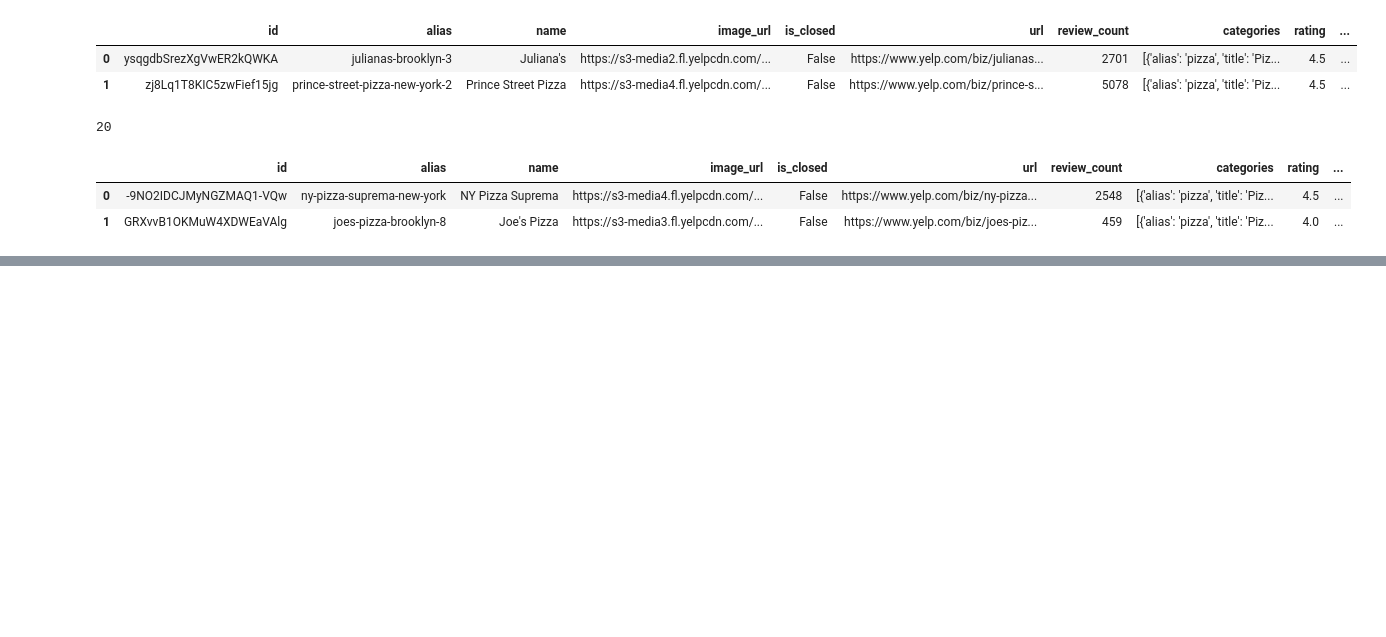
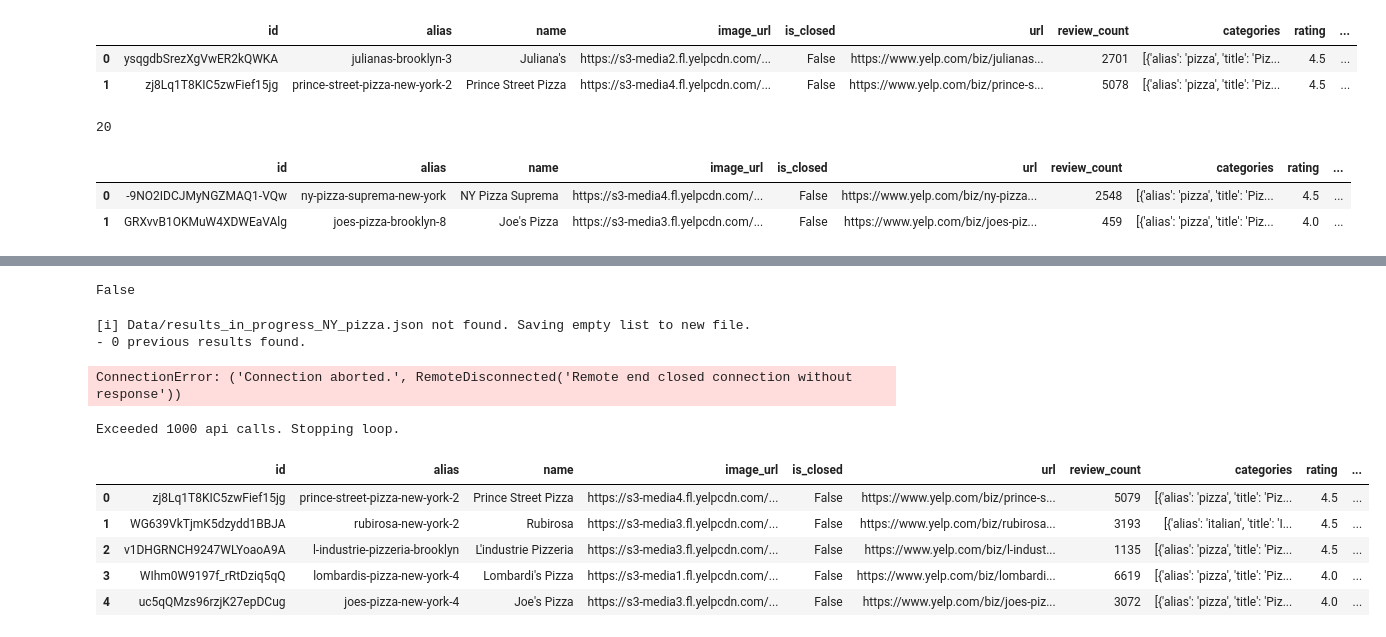
Before and after one commit to LoveidaLucero/Yelp, a Jupyter notebook: Yelp LPs.ipynb, the cells around one changed output, grey strips where cells are left out. Saved outputs shown, nothing was run; the diff lists cells and outputs as text; code cells hidden in the pictures; blank space fills up the shorter version.

```diff
--- a/Yelp LPs.ipynb
+++ b/Yelp LPs.ipynb
@@ -224,0 +253,5 @@ display(businesses.head(3), businesses.tail(3))
+# %%
+# Specifying JSON_FILE filename (can include a folder)
+# include the search terms in the filename
+JSON_FILE = "Data/results_in_progress_NY_pizza.json"
+JSON_FILE
@@ -224,0 +336,6 @@ display(businesses.head(3), businesses.tail(3))
+# %%
+## delete file and confirm it no longer exits.
+os.remove(JSON_FILE)
+os.path.isfile(JSON_FILE)
+# %% [output]
+False
@@ -224,0 +380,66 @@ display(businesses.head(3), businesses.tail(3))
+# %%
+## Create a new empty json file (exist the previous if it exists)
+create_json_file(JSON_FILE, delete_if_exists=True)
+## Load previous results and use len of results for offset
+with open(JSON_FILE,'r') as f:
+    previous_results = json.load(f)
+
+## set offset based on previous results
+n_results = len(previous_results)
+print(f'- {n_results} previous results found.')
+# use our yelp_api variable's search_query method to perform our API call
+results = yelp_api.search_query(location=LOCATION,
+                                term=TERM,
+                               offset=n_results)
+## How many results total?
+total_results = results['total']
+## How many did we get the details for?
+results_per_page = len(results['businesses'])
+# Use math.ceil to round up for the total number of pages of results.
+n_pages = math.ceil((results['total']-n_results)/ results_per_page)
+n_pages
+# %% [output]
+[i] Data/results_in_progress_NY_pizza.json not found. Saving empty list to new file.
+- 0 previous results found.
+ConnectionError: ('Connection aborted.', RemoteDisconnected('Remote end closed connection without response'))
+# %%
+for i in tqdm_notebook( range(1,n_pages+1)):
+
+    ## Read in results in progress file and check the length
+    with open(JSON_FILE, 'r') as f:
+        previous_results = json.load(f)
+    ## save number of results for to use as offset
+    n_results = len(previous_results)
+
+    if (n_results + results_per_page) > 1000:
+        print('Exceeded 1000 api calls. Stopping loop.')
+        break
+
+    ## use n_results as the OFFSET
+    results = yelp_api.search_query(location=LOCATION,
+                                    term=TERM,
+                                    offset=n_results)
+
+
+
+    ## append new results and save to file
+    previous_results.extend(results['businesses'])
+
+    # display(previous_results)
+    with open(JSON_FILE,'w') as f:
+        json.dump(previous_results,f)
+
+    time.sleep(.2)
+# %% [output]
+Exceeded 1000 api calls. Stopping loop.
+# %%
+# load final results
+final_df = pd.read_json(JSON_FILE)
+display(final_df.head(), final_df.tail())
+# %% [output]
+|  | id | alias | name | image_url | is_closed | url | review_count | categories | rating | ... |
+| 0 | zj8Lq1T8KIC5zwFief15jg | prince-street-pizza-new-york-2 | Prince Street Pizza | https://s3-media4.fl.yelpcdn.com/... | False | https://www.yelp.com/biz/prince-s... | 5079 | [{'alias': 'pizza', 'title': 'Piz... | 4.5 | ... |
+| 1 | WG639VkTjmK5dzydd1BBJA | rubirosa-new-york-2 | Rubirosa | https://s3-media3.fl.yelpcdn.com/... | False | https://www.yelp.com/biz/rubirosa... | 3193 | [{'alias': 'italian', 'title': 'I... | 4.5 | ... |
+| 2 | v1DHGRNCH9247WLYoaoA9A | l-industrie-pizzeria-brooklyn | L'industrie Pizzeria | https://s3-media3.fl.yelpcdn.com/... | False | https://www.yelp.com/biz/l-indust... | 1135 | [{'alias': 'pizza', 'title': 'Piz... | 4.5 | ... |
+| 3 | WIhm0W9197f_rRtDziq5qQ | lombardis-pizza-new-york-4 | Lombardi's Pizza | https://s3-media1.fl.yelpcdn.com/... | False | https://www.yelp.com/biz/lombardi... | 6619 | [{'alias': 'pizza', 'title': 'Piz... | 4.0 | ... |
+| 4 | uc5qQMzs96rzjK27epDCug | joes-pizza-new-york-4 | Joe's Pizza | https://s3-media3.fl.yelpcdn.com/... | False | https://www.yelp.com/biz/joes-piz... | 3072 | [{'alias': 'pizza', 'title': 'Piz... | 4.0 | ... |
```
Also changed, not shown: parts of 19 cells of this notebook, 2 other files.
